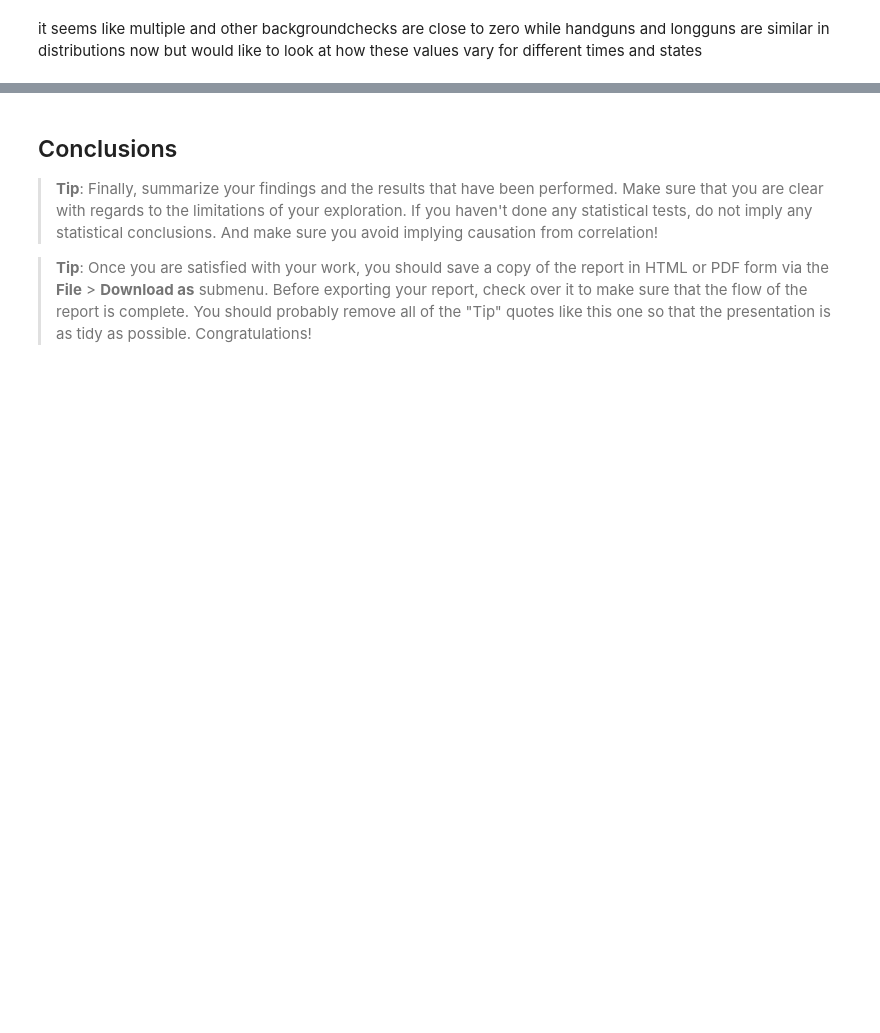
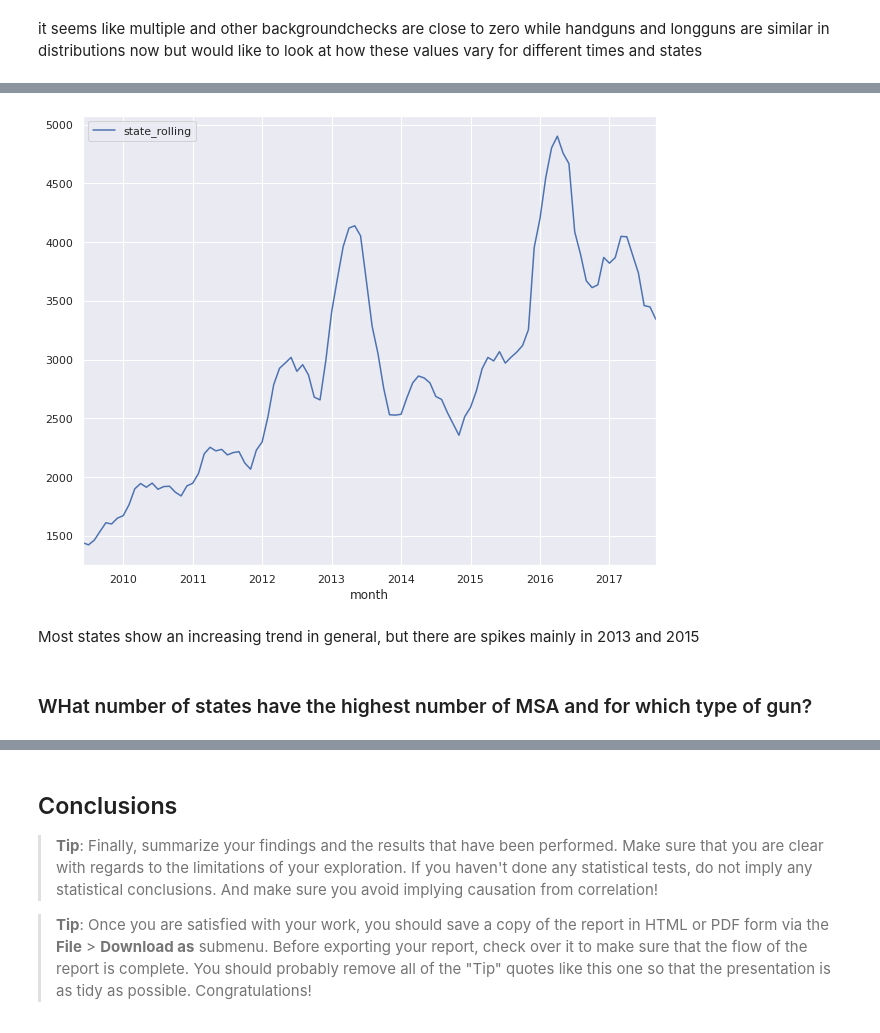
Before and after one commit to freedom-780/FBI-Firearm-Background-Check, a Jupyter notebook: Firearm_Background_Check.ipynb, the cells around one changed output, grey strips where cells are left out. Drawn from its saved outputs; the diff is of its cells as text; code cells hidden in the pictures; blank space fills up the shorter version.

```diff
--- a/Firearm_Background_Check.ipynb
+++ b/Firearm_Background_Check.ipynb
@@ -488,0 +489,6 @@ Text(0.5, 1.0, 'Line Chart of Background Checks by gun type')
+# %%
+# groupby state, group the rolling average for that state
+# using transform will assign that row to the relevant index
+
+gun_background_check['state_rolling'] = gun_background_check.sort_values(by='month') \
+.groupby('state')['handgun'].transform(lambda s: s.rolling(7, min_periods=1).mean())
@@ -488,0 +510,10 @@ Text(0.5, 1.0, 'Line Chart of Background Checks by gun type')
+# %%
+sns.set(rc={'figure.figsize':(10.27,8.27)})
+
+gun_background_check.query('state == "Maine"').plot(x='month',y='state_rolling');
+# %% [output]
+[figure, added]
+# %% [markdown]
+Most states show an increasing trend in general, but there are spikes mainly in 2013 and 2015
+# %% [markdown]
+### WHat number of states have the highest number of MSA and for which type of gun?
```
Also changed, not shown: parts of 21 cells of this notebook.
